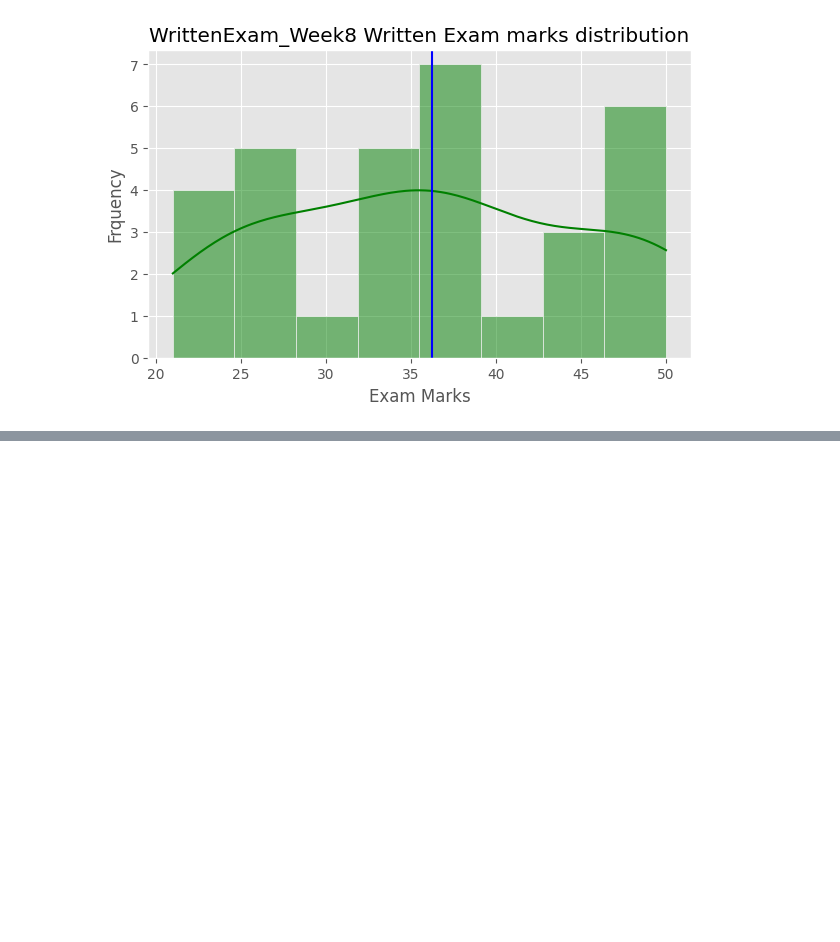
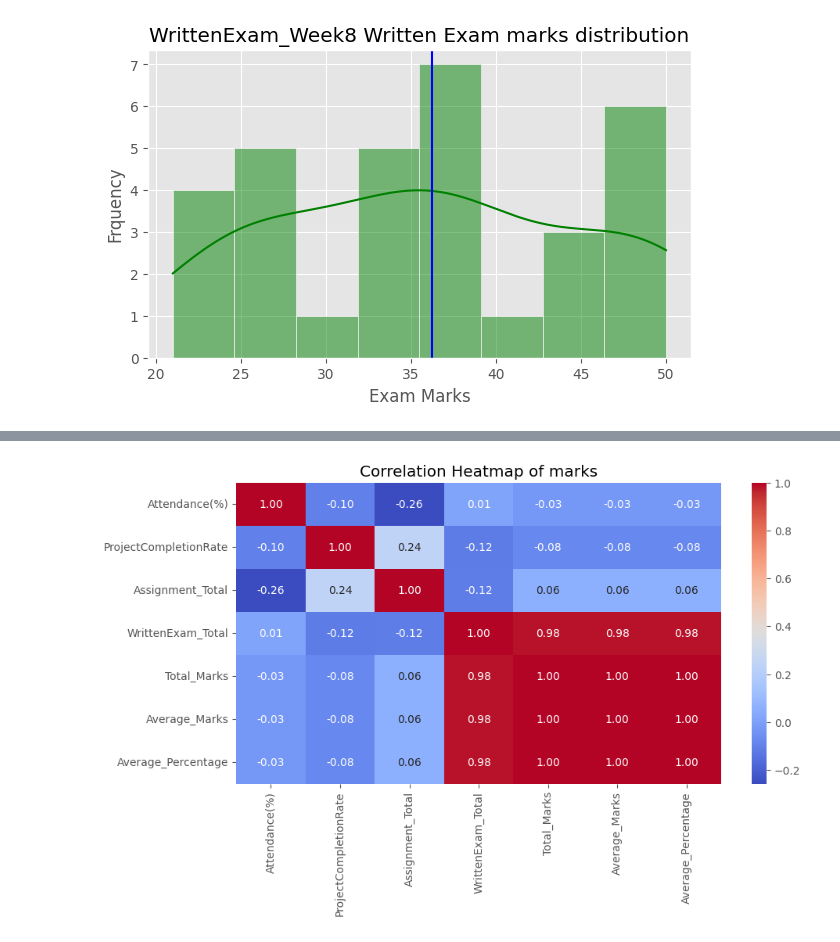
Before and after one commit to MrQuestionbank/Python-Course-Work, a Jupyter notebook: Projects/Data_Analytics_Projects/Students_Analysis.ipynb, the cells around one changed output, grey strips where cells are left out. Saved outputs shown, nothing was run; the diff lists cells and outputs as text; code cells hidden in the pictures; blank space fills up the shorter version.

```diff
--- a/Projects/Data_Analytics_Projects/Students_Analysis.ipynb
+++ b/Projects/Data_Analytics_Projects/Students_Analysis.ipynb
@@ -353,0 +469,11 @@ for col in Writtenexam_Columns:
+# %%
+relevant_cols= ['Attendance(%)','ProjectCompletionRate','Assignment_Total',
+       'WrittenExam_Total', 'Total_Marks', 'Average_Marks',
+       'Average_Percentage']
+corr_matrix  = df[relevant_cols].corr()
+plt.figure(figsize=(10,5))
+sns.heatmap(corr_matrix, annot = True, cmap = "coolwarm", fmt = ".2f")
+plt.title("Correlation Heatmap of marks")
+plt.show()
+# %% [output]
+[figure, added]
```
Also changed, not shown: parts of 17 cells of this notebook.
